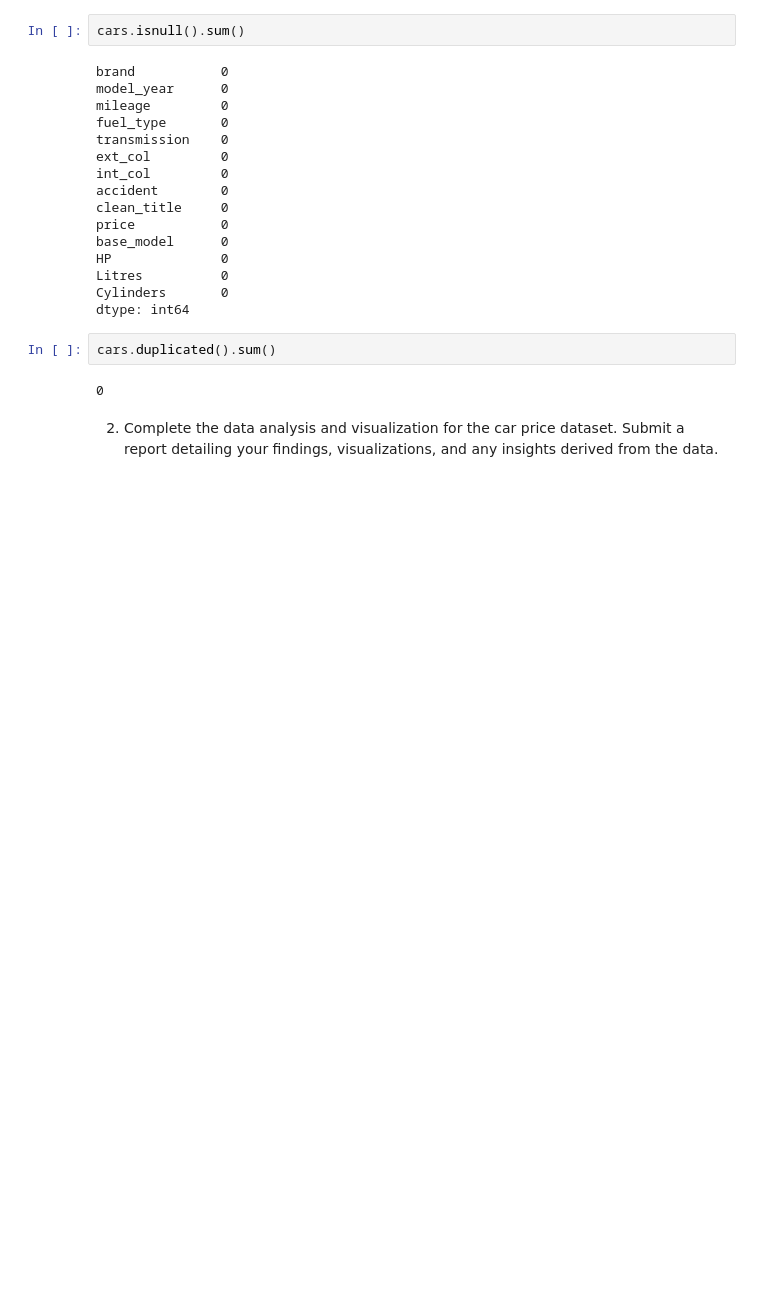
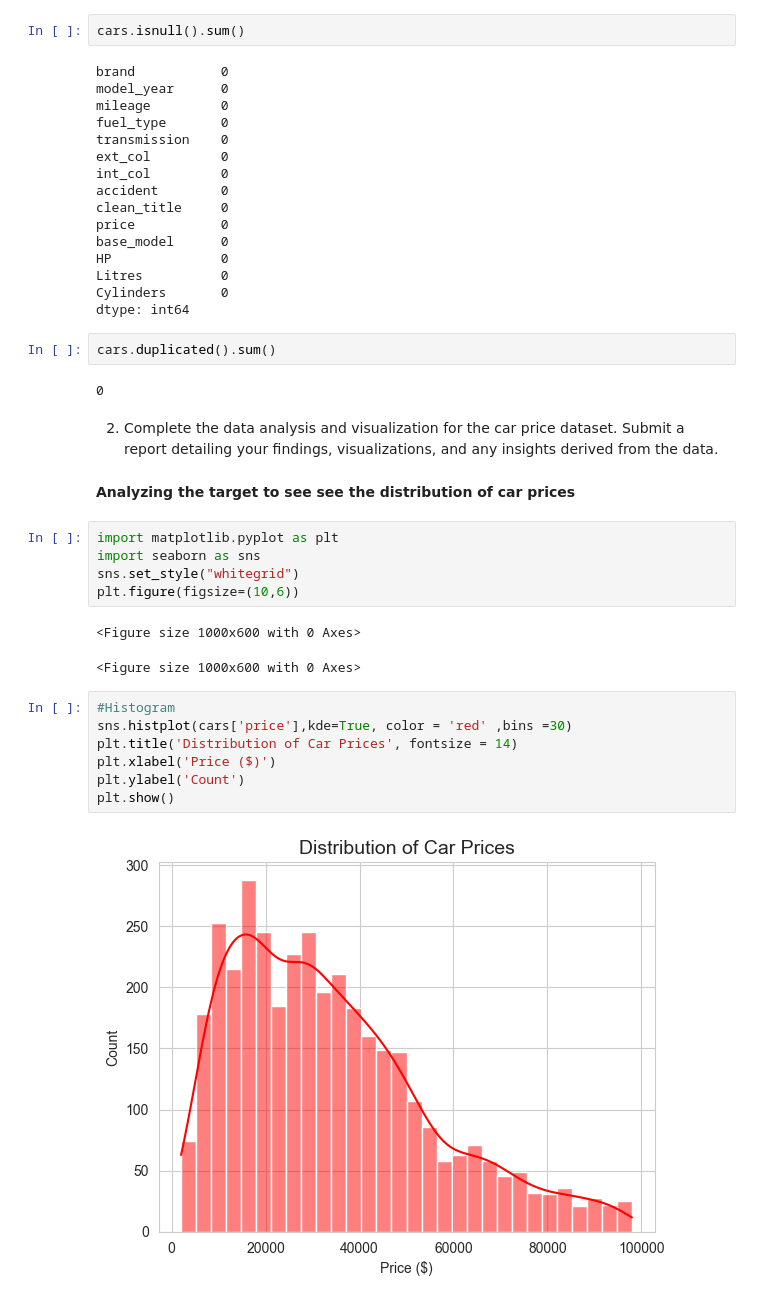
Before and after one commit to Berniceboateng775/nsp-training-program, a Jupyter notebook: car_pricePrediction.ipynb, the cells around one changed output. Cells and saved outputs as stored; diff of their text form; blank space fills up the shorter version.

Commit message:
data visualization

```diff
--- a/car_pricePrediction.ipynb
+++ b/car_pricePrediction.ipynb
@@ -1019,3 +1019,22 @@ cars.duplicated().sum()
 # %% [markdown]
 2. Complete the data analysis and visualization for the car price dataset. Submit a report
 detailing your findings, visualizations, and any insights derived from the data.
+# %% [markdown]
+**Analyzing the target to see see the distribution of car prices**
+# %%
+import matplotlib.pyplot as plt
+import seaborn as sns
+sns.set_style("whitegrid")
+plt.figure(figsize=(10,6))
+# %% [output]
+<Figure size 1000x600 with 0 Axes>
+<Figure size 1000x600 with 0 Axes>
+# %%
+#Histogram
+sns.histplot(cars['price'],kde=True, color = 'red' ,bins =30)
+plt.title('Distribution of Car Prices', fontsize = 14)
+plt.xlabel('Price ($)')
+plt.ylabel('Count')
+plt.show()
+# %% [output]
+[figure, added]
```
Also changed, not shown: parts of 2 cells of this notebook, 3 other files.
